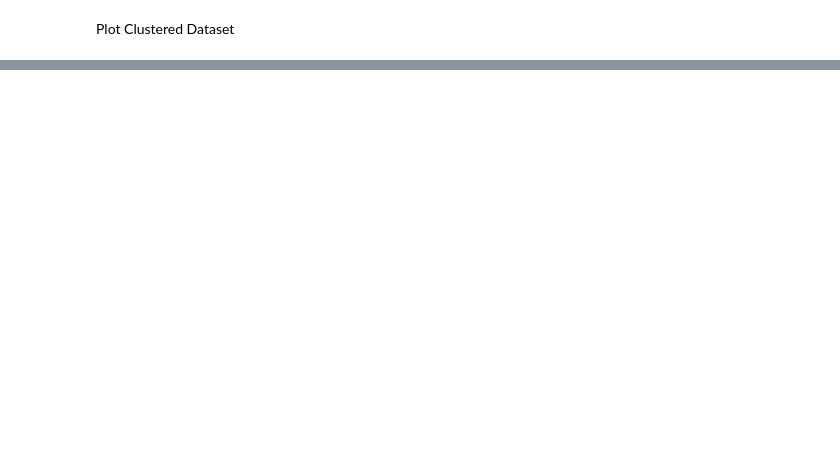
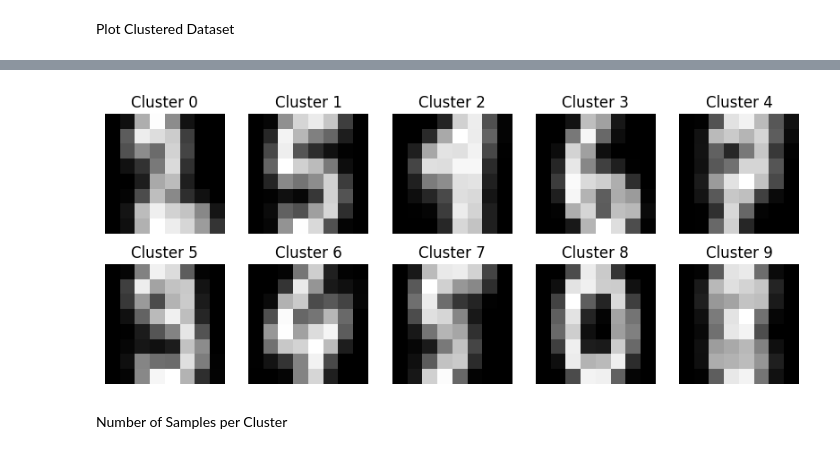
Before and after one commit to Ankit-Ahirrao/PRML_Lab_Problems, a Jupyter notebook: PRML_Lab5_AnkitAhirrao.ipynb, the cells around one changed output, grey strips where cells are left out. Saved outputs shown, nothing was run; the diff lists cells and outputs as text; code cells hidden in the pictures; blank space fills up the shorter version.

```diff
--- a/PRML_Lab5_AnkitAhirrao.ipynb
+++ b/PRML_Lab5_AnkitAhirrao.ipynb
@@ -110,0 +591,2 @@ plt.show()
+# %%
+X_faces = X_faces / 16.0
@@ -110,0 +610,24 @@ plt.show()
+# %%
+log_likelihoods = []
+
+for i in range(1,30):
+
+    gmm_iter = GaussianMixture(
+        n_components=K,
+        covariance_type='full',
+        max_iter=i,
+        random_state=0
+    )
+
+    gmm_iter.fit(X_faces)
+
+    log_likelihoods.append(gmm_iter.lower_bound_)
+
+plt.plot(log_likelihoods)
+
+plt.xlabel("EM Iteration")
+plt.ylabel("Log Likelihood")
+
+plt.title("Log-Likelihood Curve for EM Training")
+
+plt.show()
@@ -110,0 +636,22 @@ plt.show()
+# %%
+means = gmm.means_
+
+plt.figure(figsize=(10,4))
+
+for i in range(K):
+
+    plt.subplot(2,5,i+1)
+
+    img = means[i].reshape(8,8)
+
+    plt.imshow(img, cmap='gray')
+
+    plt.title("Cluster " + str(i))
+
+    plt.axis('off')
+
+plt.show()
+# %% [output]
+[figure, added]
+# %% [markdown]
+Number of Samples per Cluster
```
Also changed, not shown: parts of 52 cells of this notebook.
